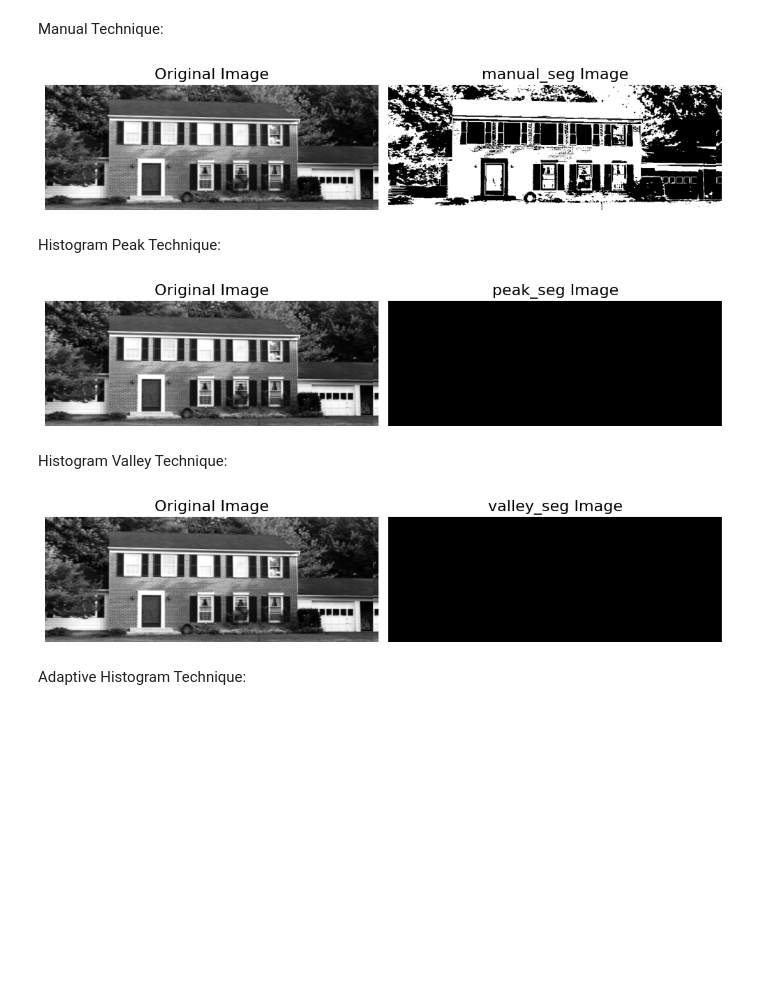
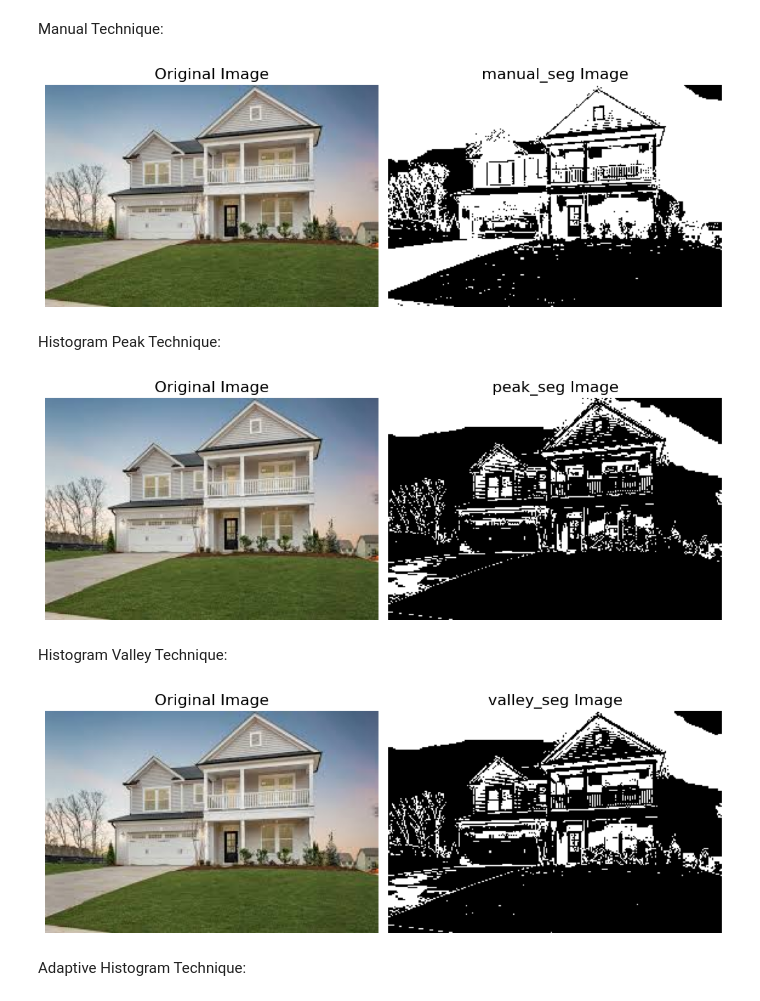
Before and after one commit to SamaMostafa03/Image_Processing_Algo, a Jupyter notebook: Segmentation/segmentation.ipynb, the cells around one changed output. Cells and saved outputs as stored; diff of their text form; code cells hidden in the pictures; blank space fills up the shorter version.

```diff
--- a/Segmentation/segmentation.ipynb
+++ b/Segmentation/segmentation.ipynb
@@ -5,8 +5,9 @@ from PIL import Image
 import numpy as np
 import matplotlib.pyplot as plt
 
-input_image = Image.open("../input_images/WholeHouse.tif")
-image_array = np.array(input_image)
+input_image = Image.open("../input_images/house.jpg")
+grayscale_image = input_image.convert('L')
+image_array = np.array(grayscale_image)
 height, width = image_array.shape
 
 print(image_array)
@@ -43,56 +45,59 @@ Manual Technique:
 # %%
 def manual_segmentation(image_array,low_threshold,High_threshold):
     #TODO : preprocessing
-
     output_array= np.zeros_like(image_array)
     output_array[(image_array>=low_threshold) & (image_array<=High_threshold)]= 255
     return output_array
 
-
 show_results(output_array=manual_segmentation(image_array, 100, 200), output_image_name="manual_seg")
 # %% [output]
-[figure, old version]
+[figure, new version]
 # %% [markdown]
 Histogram Peak Technique:
 # %%
 def peak_segmentation(image_array):
     #TODO : preprocessing
     hist = apply_histogram(image_array)
     peaks=find_highest_peaks(hist)
+    #print([peaks])
     low_threshold, high_threshold = compute_thresholds(peaks)
+    #print([low_threshold, high_threshold])
     output_array = np.zeros_like(image_array, dtype=int)
     output_array[(image_array >= low_threshold) & (image_array <= high_threshold)] = 255
     return output_array
 
 def apply_histogram(image_array):
     height, width = image_array.shape
     histogram_array = np.zeros(256, dtype=int)
     for row in range(height):
         for column in range(width):
             pixel_value = image_array[row,column]
             histogram_array[pixel_value]+=1
     return histogram_array
 
-def find_highest_peaks(hist):
-    peaks=[]
-    for i in range(1,len(hist)-1):
-        if hist[i]>hist[i-1] and hist[i]>hist[i+1]:
+def find_highest_peaks(hist, min_distance=10):
+    peaks = []
+    for i in range(1, len(hist) - 1):
+        if hist[i] > hist[i - 1] and hist[i] > hist[i + 1]:
             peaks.append(i)
-    sorted_peaks=sorted(peaks,key=lambda x:hist[x],reverse=True)
-    return sorted_peaks[:2]
+    sorted_peaks = sorted(peaks, key=lambda x: hist[x], reverse=True)
+    filtered_peaks = []
+    for peak in sorted_peaks:
+        if all(abs(peak - existing_peak) >= min_distance for existing_peak in filtered_peaks):
+            filtered_peaks.append(peak)
+    return filtered_peaks[:2]
 
 def compute_thresholds(peaks):#peak only
     if len(peaks) >= 2:
         peak_back=peaks[0]
         peak_object=peaks[1]
         low_threshold=(peak_back+peak_object)//2
         high_threshold = peak_object
-    return low_threshold, high_threshold
-
+        return low_threshold, high_threshold
 
 show_results(output_array=peak_segmentation(image_array), output_image_name="peak_seg")
 # %% [output]
-[figure, old version]
+[figure, new version]
 # %% [markdown]
 Histogram Valley Technique:
 # %%
@@ -101,19 +106,23 @@ def valley_segmentation(image_array):
     output_array= np.zeros_like(image_array)
     hist = apply_histogram(image_array)
     peaks=find_highest_peaks(hist)
+    #print([peaks])
     low_threshold, high_threshold = valley_thresholds(peaks,find_valley_point(peaks,hist))
+    #print([low_threshold, high_threshold])
     output_array[(image_array >= low_threshold) & (image_array <= high_threshold)] = 255
     return output_array
 
-def find_valley_point(peaks_indices, hist):
-    if len(peaks_indices) >=2:
-        min_valley=float('inf')
-        end,start = peaks_indices
-        valley_point=start
-        for i in range(start,end+1):
-            if hist[i]<min_valley:
-                min_valley=hist[i]
-                valley_point=i
+def find_valley_point(peaks_indices,hist):
+    if len(peaks_indices) < 2:
+        raise ValueError("At least two peaks required.")
+    min_valley=float('inf')
+    peaks_indices = sorted(peaks_indices)
+    start,end = peaks_indices
+    valley_point=start
+    for i in range(start,end+1):
+        if hist[i]<min_valley:
+            min_valley=hist[i]
+            valley_point=i
     return valley_point
 
 def valley_thresholds(peaks_indices,valley_point):
@@ -122,10 +131,9 @@ def valley_thresholds(peaks_indices,valley_point):
         high_threshold = peaks_indices[1]
     return low_threshold, high_threshold
 
-
 show_results(output_array=valley_segmentation(image_array), output_image_name="valley_seg")
 # %% [output]
-[figure, old version]
+[figure, new version]
 # %% [markdown]
 Adaptive Histogram Technique:
 # %%
```
Also changed, not shown: parts of 3 cells of this notebook, 46 other files.
